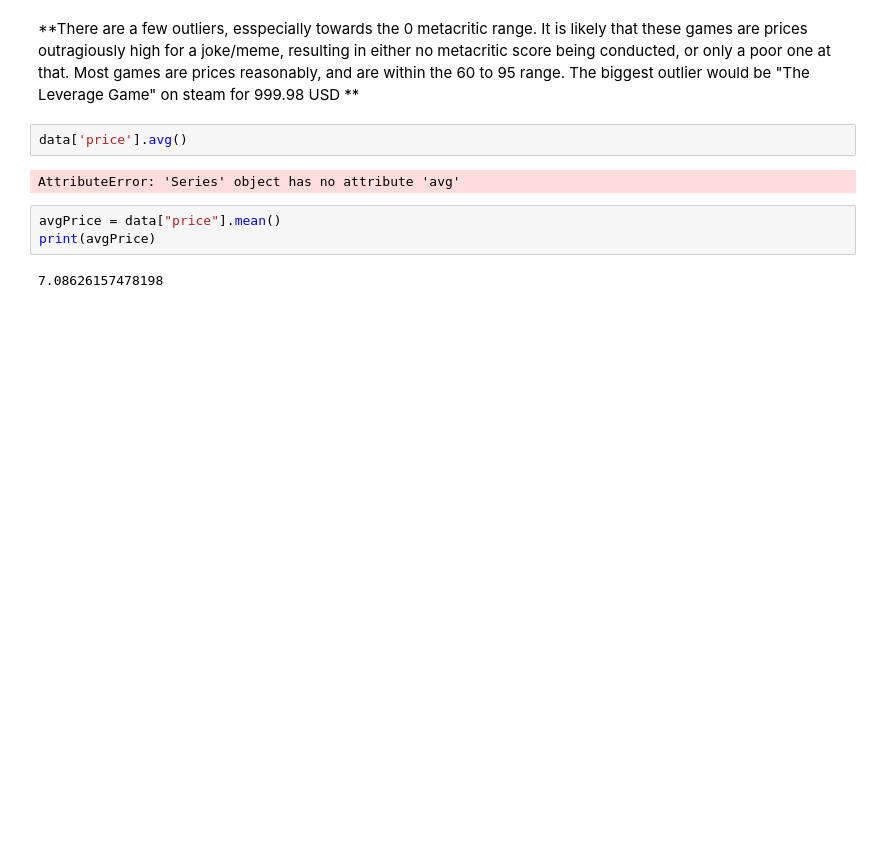
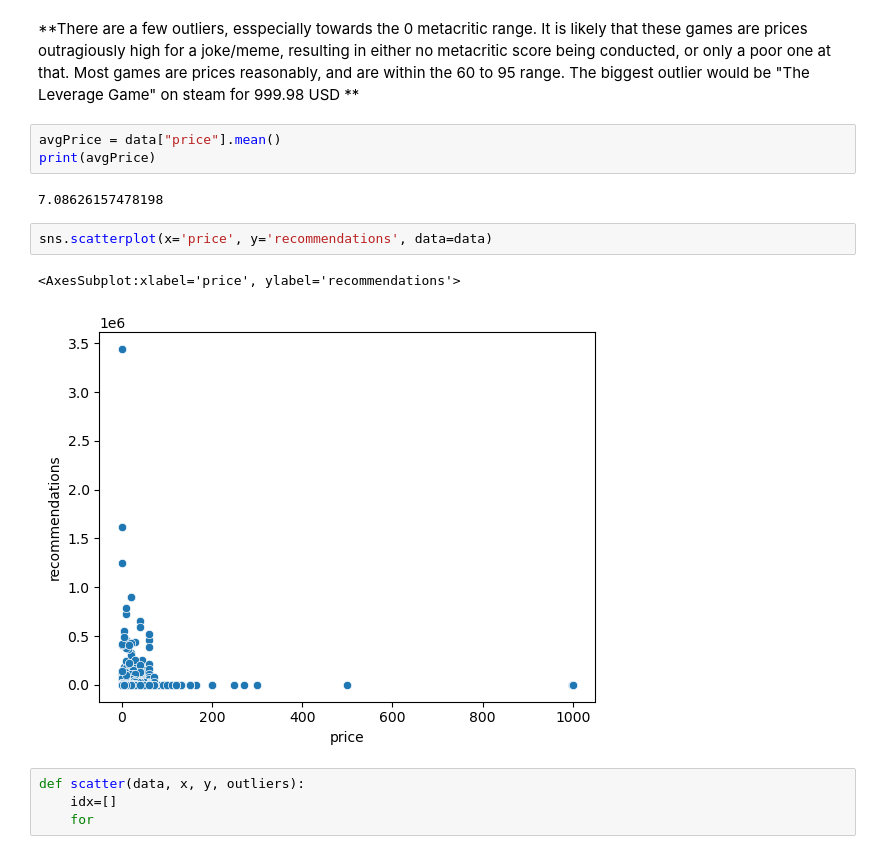
Before and after one commit to Google-Stein/CCIC-Artificial-Intelligence, a Jupyter notebook: Semester 1/Steam/Steam Games.ipynb, the cells around one changed output. Saved outputs shown, nothing was run; the diff lists cells and outputs as text; blank space fills up the shorter version.

```diff
--- a/Semester 1/Steam/Steam Games.ipynb
+++ b/Semester 1/Steam/Steam Games.ipynb
@@ -118,12 +124,17 @@ sns.scatterplot(y='price', x='metacritic_score', data=data)
 [figure]
 # %% [markdown]
 **There are a few outliers, esspecially towards the 0 metacritic range. It is likely that these games are prices outragiously high for a joke/meme, resulting in either no metacritic score being conducted, or only a poor one at that. Most games are prices reasonably, and are within the 60 to 95 range. The biggest outlier would be "The Leverage Game" on steam for 999.98 USD **
-# %%
-data['price'].avg()
-# %% [output]
-AttributeError: 'Series' object has no attribute 'avg'
 # %%
 avgPrice = data["price"].mean()
 print(avgPrice)
 # %% [output]
 7.08626157478198
+# %%
+sns.scatterplot(x='price', y='recommendations', data=data)
+# %% [output]
+<AxesSubplot:xlabel='price', ylabel='recommendations'>
+[figure, added]
+# %%
+def scatter(data, x, y, outliers):
+    idx=[]
+    for
```
Also changed, not shown: parts of 2 cells of this notebook.
